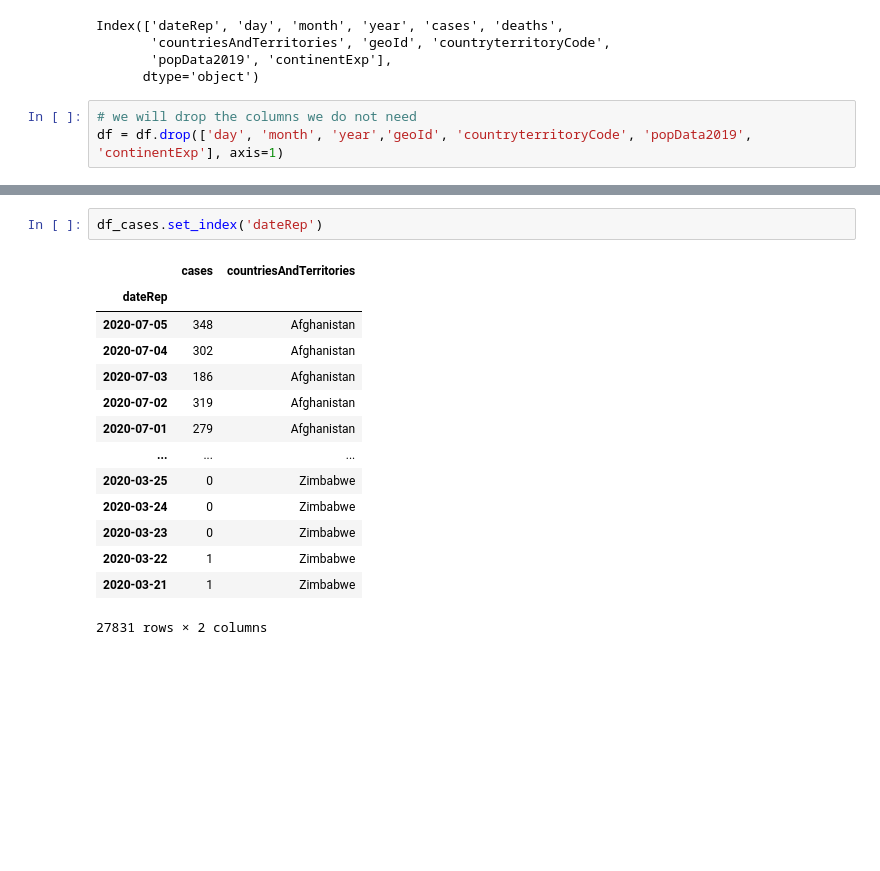
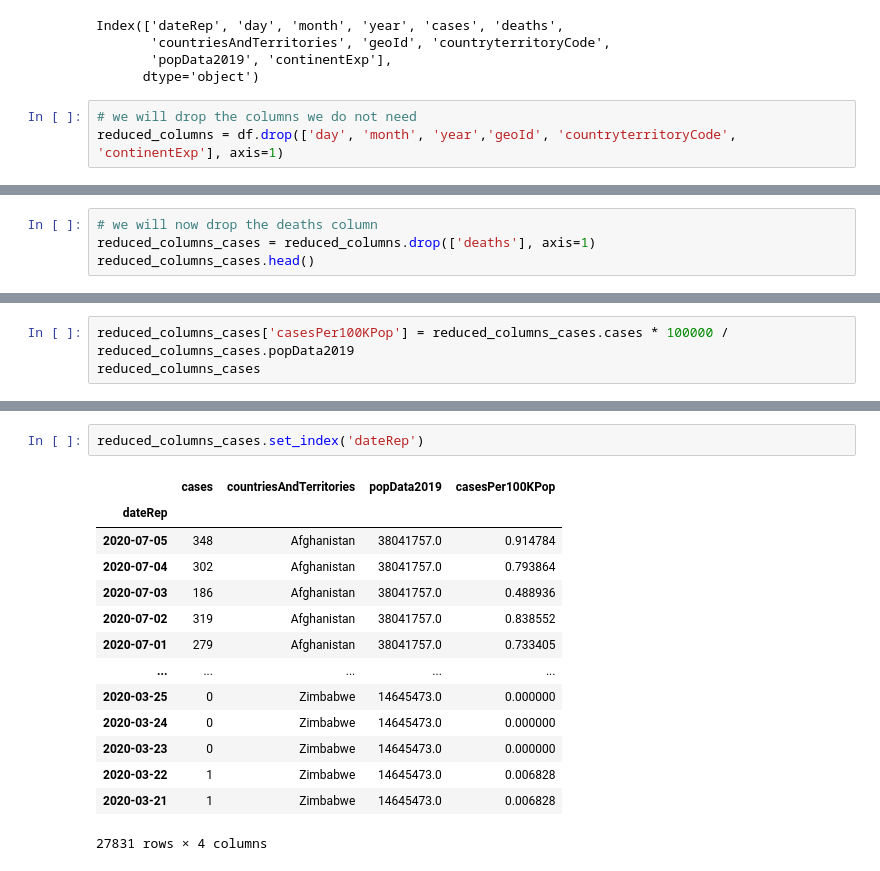
Before and after one commit to MichaelORegan/Covid_19_Ireland_green_list, a Jupyter notebook: Ireland Green List Countries 5th July 2020.ipynb, the cells around one changed output, grey strips where cells are left out. Saved outputs shown, nothing was run; the diff lists cells and outputs as text; blank space fills up the shorter version.

Commit message:
added casePer100K column to get a cases figure to compare countries and rounded

```diff
--- a/Ireland Green List Countries 5th July 2020.ipynb
+++ b/Ireland Green List Countries 5th July 2020.ipynb
@@ -143,6 +139,6 @@ Index(['dateRep', 'day', 'month', 'year', 'cases', 'deaths',
       dtype='object')
 # %%
 # we will drop the columns we do not need
-df = df.drop(['day', 'month', 'year','geoId', 'countryterritoryCode', 'popData2019', 'continentExp'], axis=1)
+reduced_columns = df.drop(['day', 'month', 'year','geoId', 'countryterritoryCode', 'continentExp'], axis=1)
 # %%
 # head of our new slimed down dataframe
@@ -176,0 +163,4 @@ df_cases.head()
+# %%
+# we will now drop the deaths column
+reduced_columns_cases = reduced_columns.drop(['deaths'], axis=1)
+reduced_columns_cases.head()
@@ -176,0 +174,3 @@ df_cases.head()
+# %%
+reduced_columns_cases['casesPer100KPop'] = reduced_columns_cases.cases * 100000 / reduced_columns_cases.popData2019
+reduced_columns_cases
@@ -177,18 +191,18 @@ df_cases.head()
 # %%
-df_cases.set_index('dateRep')
+reduced_columns_cases.set_index('dateRep')
 # %% [output]
-|  | cases | countriesAndTerritories |
-| dateRep |  |  |
-| 2020-07-05 | 348 | Afghanistan |
-| 2020-07-04 | 302 | Afghanistan |
-| 2020-07-03 | 186 | Afghanistan |
-| 2020-07-02 | 319 | Afghanistan |
-| 2020-07-01 | 279 | Afghanistan |
-| ... | ... | ... |
-| 2020-03-25 | 0 | Zimbabwe |
-| 2020-03-24 | 0 | Zimbabwe |
-| 2020-03-23 | 0 | Zimbabwe |
-| 2020-03-22 | 1 | Zimbabwe |
-| 2020-03-21 | 1 | Zimbabwe |
+|  | cases | countriesAndTerritories | popData2019 | casesPer100KPop |
+| dateRep |  |  |  |  |
+| 2020-07-05 | 348 | Afghanistan | 38041757.0 | 0.914784 |
+| 2020-07-04 | 302 | Afghanistan | 38041757.0 | 0.793864 |
+| 2020-07-03 | 186 | Afghanistan | 38041757.0 | 0.488936 |
+| 2020-07-02 | 319 | Afghanistan | 38041757.0 | 0.838552 |
+| 2020-07-01 | 279 | Afghanistan | 38041757.0 | 0.733405 |
+| ... | ... | ... | ... | ... |
+| 2020-03-25 | 0 | Zimbabwe | 14645473.0 | 0.000000 |
+| 2020-03-24 | 0 | Zimbabwe | 14645473.0 | 0.000000 |
+| 2020-03-23 | 0 | Zimbabwe | 14645473.0 | 0.000000 |
+| 2020-03-22 | 1 | Zimbabwe | 14645473.0 | 0.006828 |
+| 2020-03-21 | 1 | Zimbabwe | 14645473.0 | 0.006828 |
-27831 rows × 2 columns
+27831 rows × 4 columns
 # %%
```
Also changed, not shown: parts of 13 cells of this notebook.
